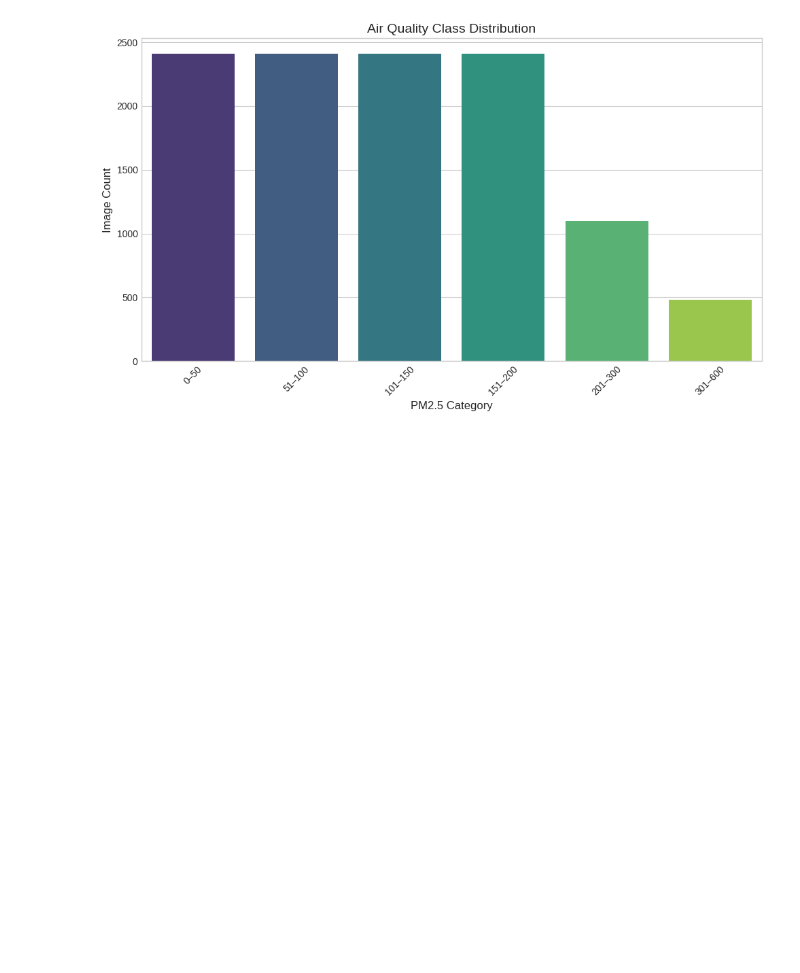
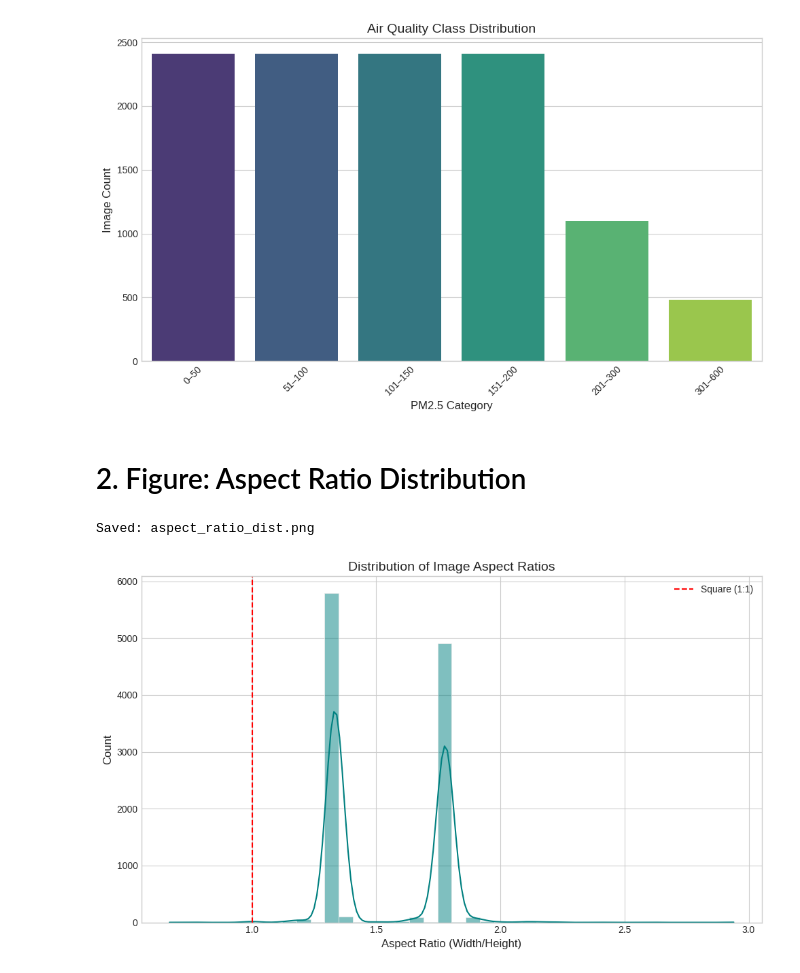
Before and after one commit to Shovon198915/CSE475, a Jupyter notebook: Project_Code/task1.ipynb, the cells around one changed output. Cells and saved outputs as stored; diff of their text form; code cells hidden in the pictures; blank space fills up the shorter version.

Commit message:
Aspect Ratio Distribution

```diff
--- a/Project_Code/task1.ipynb
+++ b/Project_Code/task1.ipynb
@@ -153,3 +153,18 @@ Passing `palette` without assigning `hue` is deprecated and will be removed in v
   sns.countplot(data=df, x='pm25_bin', order=df['pm25_bin'].value_counts().index, palette='viridis')
 Saved: class_balance.png
 [figure]
+# %% [markdown]
+# 2. Figure: Aspect Ratio Distribution
+# %%
+plt.figure(figsize=(10, 6))
+sns.histplot(full_res_df['aspect_ratio'], bins=40, kde=True, color='teal')
+plt.axvline(1.0, color='red', linestyle='--', label='Square (1:1)')
+plt.title('Distribution of Image Aspect Ratios', fontsize=14)
+plt.xlabel('Aspect Ratio (Width/Height)', fontsize=12)
+plt.legend()
+plt.tight_layout()
+plt.savefig('aspect_ratio_dist.png', dpi=300)
+print("Saved: aspect_ratio_dist.png")
+# %% [output]
+Saved: aspect_ratio_dist.png
+[figure, added]
```
